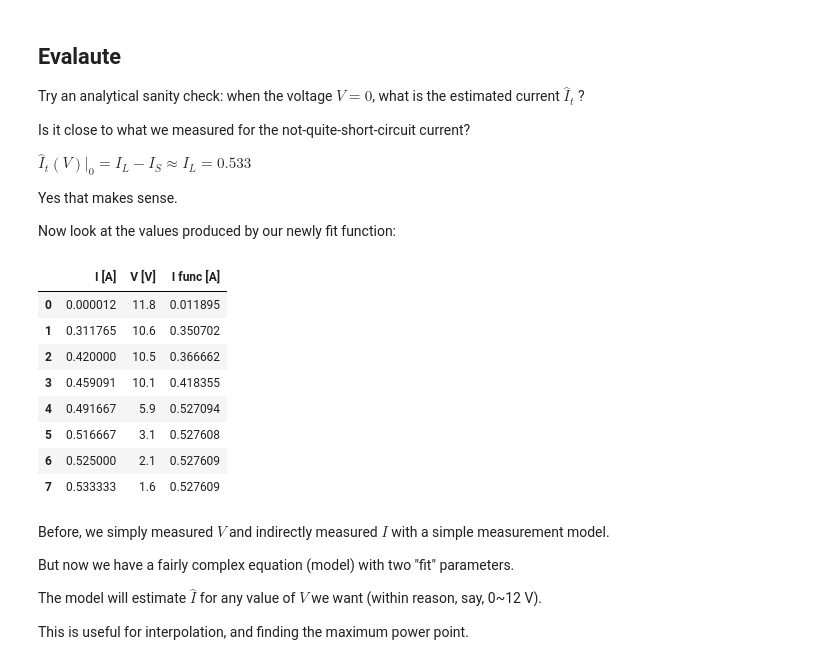
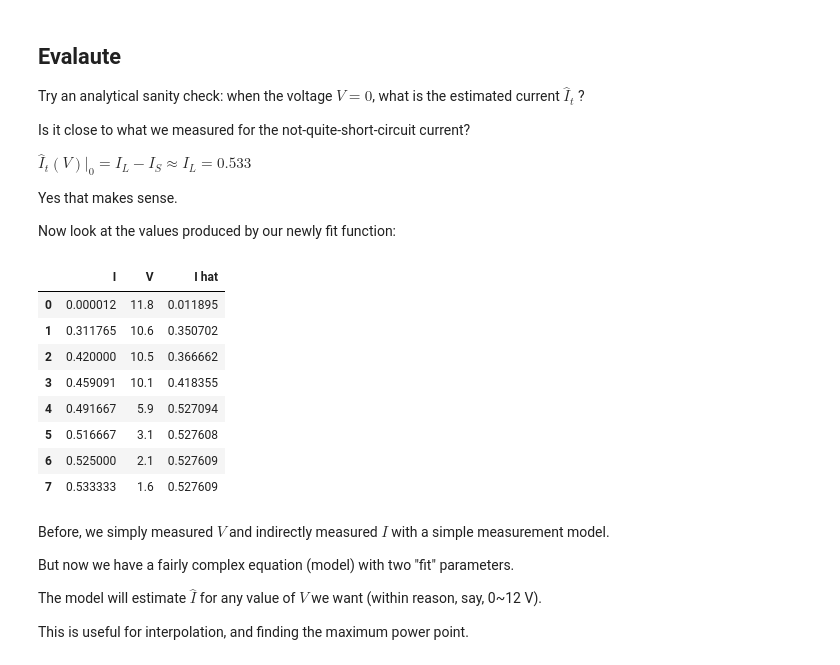
Before and after one commit to woodjmichael/PV-based-systems-lab, a Jupyter notebook: solar_cell_iv_curve_fit.ipynb, the cells around one changed output. Drawn from its saved outputs; the diff is of its cells as text; code cells hidden in the pictures.

```diff
--- a/solar_cell_iv_curve_fit.ipynb
+++ b/solar_cell_iv_curve_fit.ipynb
@@ -54,0 +45,4 @@ df
+# %%
+d['I'] = d['V'] / d['R']
+d['P'] = d['V'] * d['I']
+d
@@ -73,0 +61,6 @@ df
+# %%
+d['I+'] = d['V'] / d['R-']
+d['I-'] = d['V'] / d['R+']
+d['P+'] = d['V'] * d['I+']
+d['P-'] = d['V'] * d['I-']
+d
@@ -100,8 +103,8 @@ show()
 # %% [markdown]
 Save these simply as $\bf V$ and $\bf I$ for later (both vectors).
 # %%
-V = df['V [V]'].values
-I = df['I [A]'].values
+V = d['V'].values
+I = d['I'].values
 # %% [markdown]
 # Curve fit
 
@@ -173,5 +176,4 @@ def I_hat_eq(V, I_L, I_S):
 
 Make python fit (estimate) the parameters $I_L$ and $I_S$ in our function $\hat I_t(V)$.
 # %%
-parameters, _ = curve_fit(I_hat_eq, V, I)
-I_L, I_S = parameters
+(I_L, I_S), _ = curve_fit(I_hat_eq, V, I)
@@ -196,10 +198,10 @@ Yes that makes sense.
 
 Now look at the values produced by our newly fit function:
 # %%
-df['I func [A]'] = I_hat_eq(V, I_L, I_S)
-df[['I [A]', 'V [V]', 'I func [A]']]
+d['I hat'] = I_hat_eq(V, I_L, I_S)
+d[['I', 'V', 'I hat']]
 # %% [output]
-|  | I [A] | V [V] | I func [A] |
+|  | I | V | I hat |
 | 0 | 0.000012 | 11.8 | 0.011895 |
 | 1 | 0.311765 | 10.6 | 0.350702 |
 | 2 | 0.420000 | 10.5 | 0.366662 |
```
Also changed, not shown: parts of 18 cells of this notebook.
